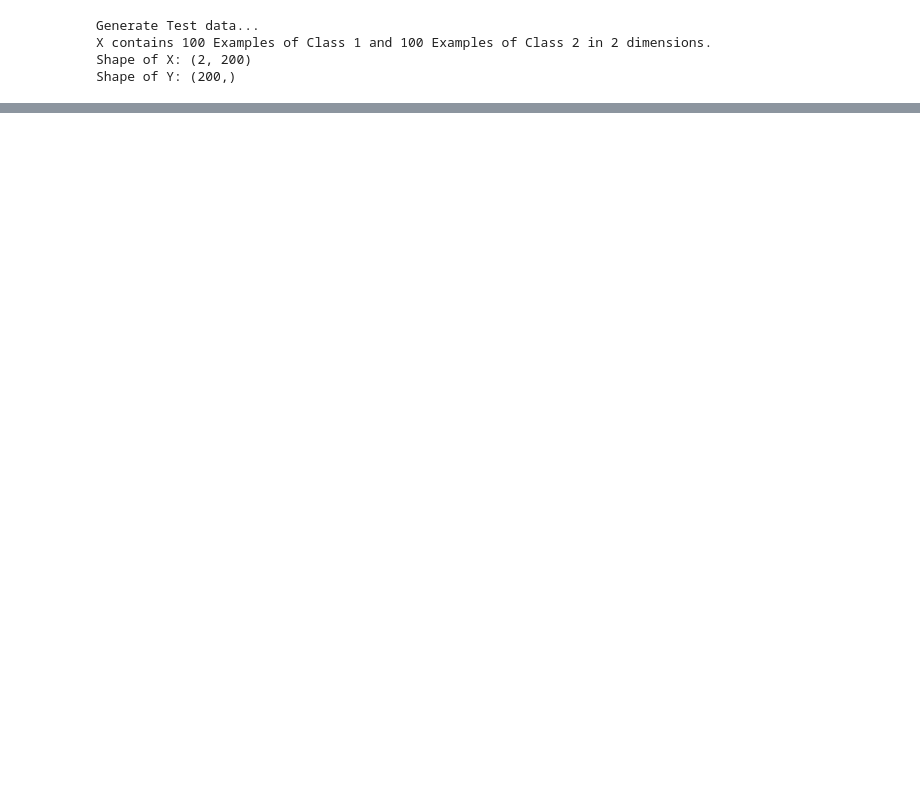
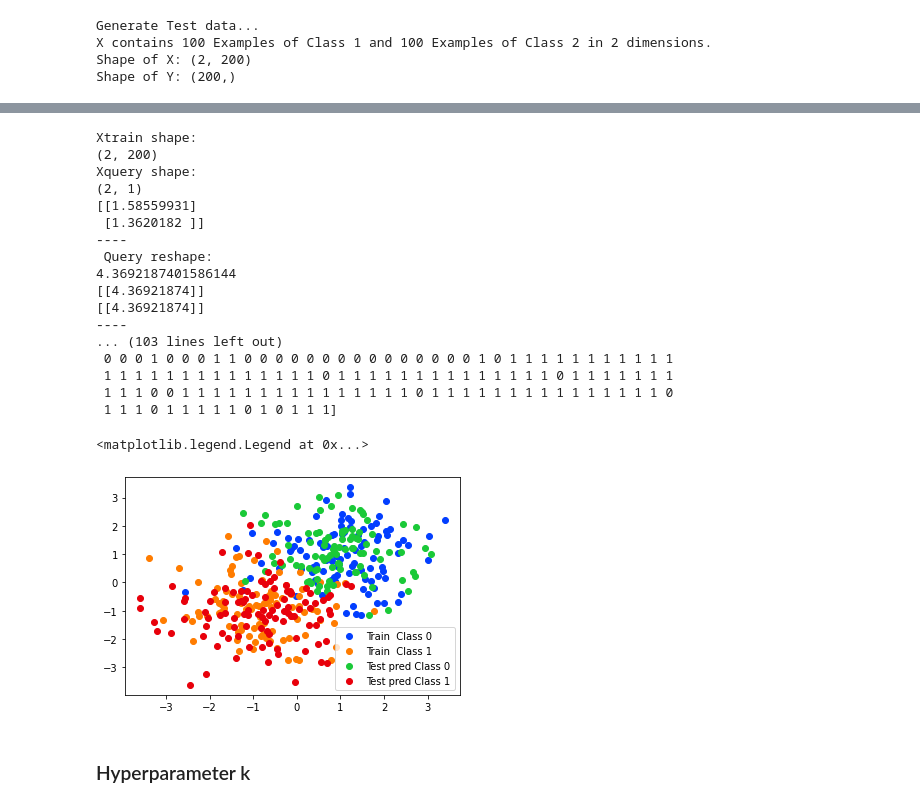
Before and after one commit to jogam5/csc2515, a Jupyter notebook: winter2021/Tutorial1.ipynb, the cells around one changed output, grey strips where cells are left out. Saved outputs shown, nothing was run; the diff lists cells and outputs as text; code cells hidden in the pictures; blank space fills up the shorter version.

```diff
--- a/winter2021/Tutorial1.ipynb
+++ b/winter2021/Tutorial1.ipynb
@@ -399,0 +618,40 @@ Test data
+# %%
+print("Xtrain shape:")
+print(Xtrain.shape)
+print("Xquery shape:")
+print(Xquery.shape)
+print(Xquery)
+print("----")
+
+print(" Query reshape:")
+print( (Xquery**2).sum() )
+print( (Xquery**2).sum().reshape((-1,1)) )
+print( (Xquery**2).sum().reshape((1,-1)) )
+
+print("----")
+pred_y = knn_predict_multi(Xtrain, Ytrain, Xtest, k=3)
+plot_data(Xtrain, Ytrain, prefix='Train ')
+plot_data(Xtest, pred_y, prefix='Test pred')
+plt.legend()
+# %% [output]
+Xtrain shape:
+(2, 200)
+Xquery shape:
+(2, 1)
+[[1.58559931]
+ [1.3620182 ]]
+----
+ Query reshape:
+4.3692187401586144
+[[4.36921874]]
+[[4.36921874]]
+----
+... (103 lines left out)
+ 0 0 0 1 0 0 0 1 1 0 0 0 0 0 0 0 0 0 0 0 0 0 0 0 1 0 1 1 1 1 1 1 1 1 1 1 1
+ 1 1 1 1 1 1 1 1 1 1 1 1 1 1 0 1 1 1 1 1 1 1 1 1 1 1 1 1 1 0 1 1 1 1 1 1 1
+ 1 1 1 0 0 1 1 1 1 1 1 1 1 1 1 1 1 1 1 1 0 1 1 1 1 1 1 1 1 1 1 1 1 1 1 1 0
+ 1 1 1 0 1 1 1 1 1 0 1 0 1 1 1]
+<matplotlib.legend.Legend at 0x...>
+[figure, added]
+# %% [markdown]
+### Hyperparameter k
```
Also changed, not shown: parts of 23 cells of this notebook.
